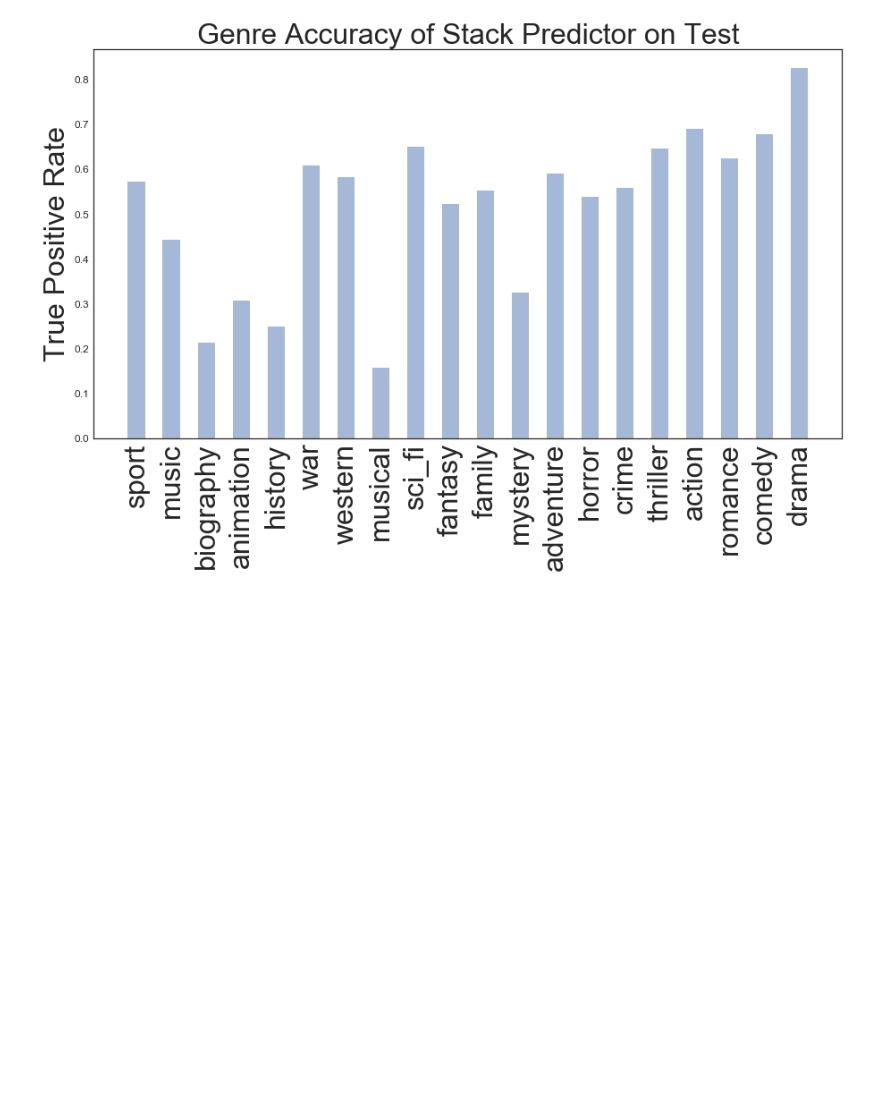
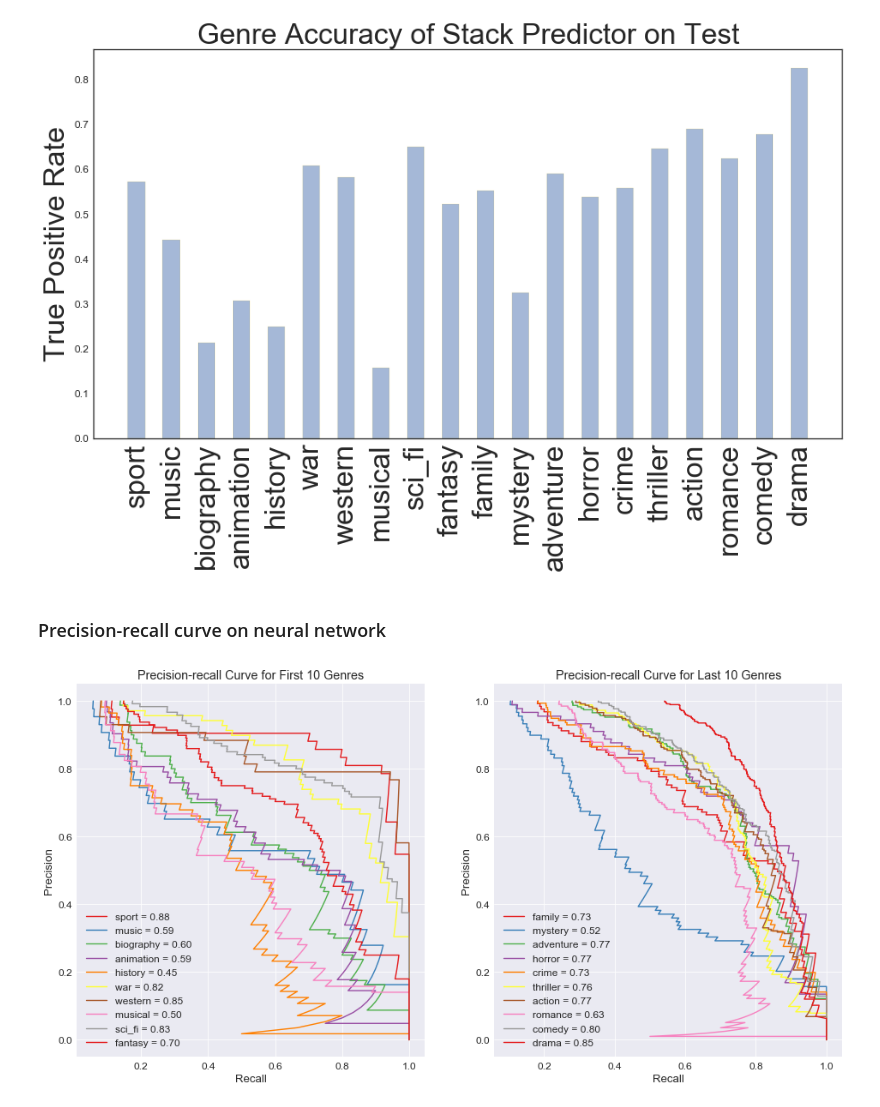
Before and after one commit to BoyuanSun930/cs209b-g6-movie, a Jupyter notebook: Poster Object Detection to Stacked Neural Network Prediction.ipynb, the cells around one changed output. Cells and saved outputs as stored; diff of their text form; code cells hidden in the pictures; blank space fills up the shorter version.

```diff
--- a/Poster Object Detection to Stacked Neural Network Prediction.ipynb
+++ b/Poster Object Detection to Stacked Neural Network Prediction.ipynb
@@ -569,3 +585,9 @@ Genre romance: 123 correct out of 197
 Genre comedy: 205 correct out of 302
 Genre drama: 381 correct out of 461
 [figure]
+# %% [markdown]
+### Precision-recall curve on neural network
+# %%
+plot_precision_recall(y_test, stack_test_pred, genre_dict)
+# %% [output]
+[figure, added]
```
Also changed, not shown: parts of 4 cells of this notebook.
